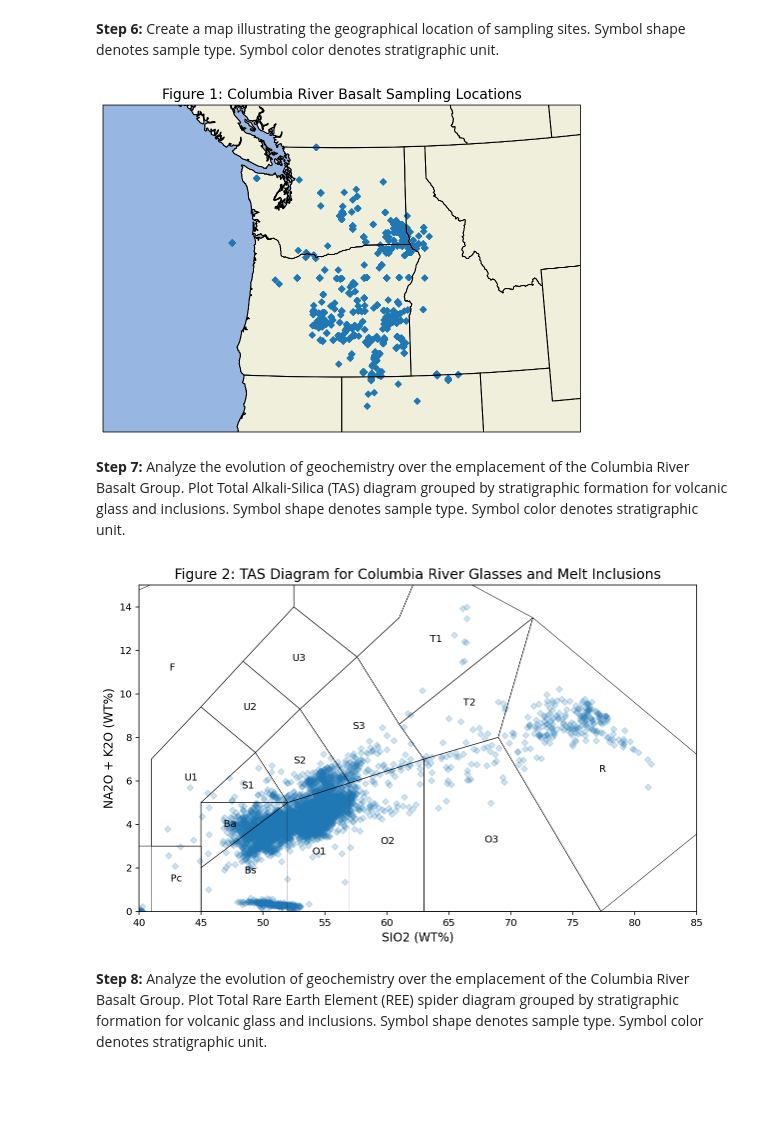
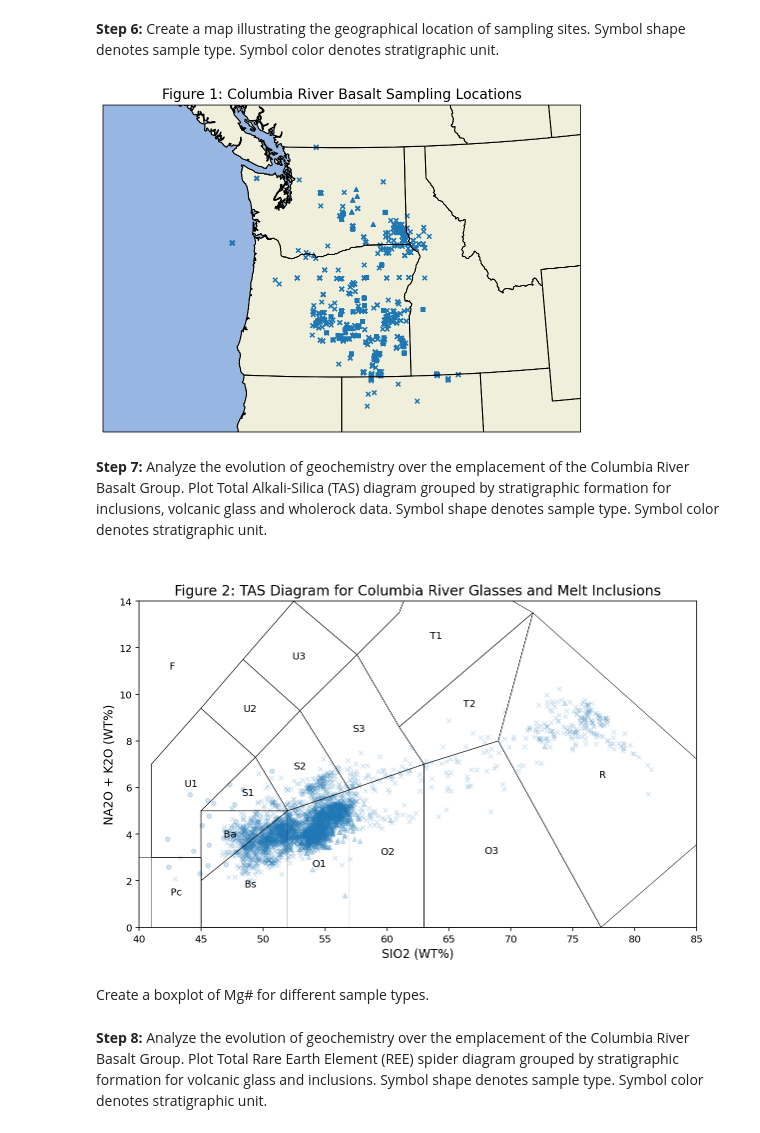
Before and after one commit to lhlinka/rces-final-project, a Jupyter notebook: finalproject.ipynb, the cells around one changed output. Saved outputs shown, nothing was run; the diff lists cells and outputs as text; code cells hidden in the pictures; blank space fills up the shorter version.

```diff
--- a/finalproject.ipynb
+++ b/finalproject.ipynb
@@ -170,43 +139,65 @@ list(gb_formation.groups.keys())
+# %%
+# Use the where function and groupby function to group data based on sample type and stratigraphic formation.
+gb_inclusion = df.where(df['TYPE OF MATERIAL'] == 'INCLUSION').groupby('FORMATION')
+gb_mineral = df.where(df['TYPE OF MATERIAL'] == 'MINERAL / COMPONENT (INCL. GROUNDMASS)').groupby('FORMATION')
+gb_glass = df.where(df['TYPE OF MATERIAL'] == 'VOLCANIC GLASS').groupby('FORMATION')
+gb_wholerock = df.where(df['TYPE OF MATERIAL'] == 'WHOLE ROCK').groupby('FORMATION')
+
+# Set symbol color for different formations
 # %% [markdown]
 <b>Step 6:</b> Create a map illustrating the geographical location of sampling sites. Symbol shape denotes sample type. Symbol color denotes stratigraphic unit.
 # %%
-# Define the extent of the map.
+# Define the map extent and figure parameters.
 central_lat = 45
 central_lon = -120
 extent = [-130, -110, 40, 50]
 central_lon = np.mean(extent[:2])
 central_lat = np.mean(extent[2:])
 
-# Plot sampling locations.
 plt.figure(figsize = [12,6])
 ax = plt.axes(projection = ccrs.AlbersEqualArea(central_lon, central_lat))
 ax.set_extent(extent)
+
+# Plot sampling locations.
+gb_inclusion.plot.scatter(ax=ax, x='LONGITUDE (MAX.)', y='LATITUDE (MAX.)', marker='o', transform = ccrs.PlateCarree())
+gb_mineral.plot.scatter(ax=ax, x='LONGITUDE (MAX.)', y='LATITUDE (MAX.)', marker ='s', transform = ccrs.PlateCarree())
+gb_glass.plot.scatter(ax=ax, x='LONGITUDE (MAX.)', y='LATITUDE (MAX.)', marker ='^', transform = ccrs.PlateCarree())
+gb_wholerock.plot.scatter(ax=ax, x='LONGITUDE (MAX.)', y='LATITUDE (MAX.)', marker ='x', transform = ccrs.PlateCarree())
+
+# Make map look pretty.
+ax.set_title('Figure 1: Columbia River Basalt Sampling Locations', fontsize = 14)
+ax.set_xlabel('Longitude', fontsize = 12)
+ax.set_ylabel('Latitude', fontsize = 12)
 ax.add_feature(cartopy.feature.STATES)
 ax.add_feature(cartopy.feature.OCEAN)
 ax.add_feature(cartopy.feature.LAND)
-ax.coastlines()
-df.plot.scatter(ax=ax, x='LONGITUDE (MAX.)', y='LATITUDE (MAX.)', transform = ccrs.PlateCarree())
-ax.set_title('Figure 1: Columbia River Basalt Sampling Locations', fontsize = 14)
-ax.set_xlabel('Longitude', fontsize = 12)
-ax.set_ylabel('Latitude', fontsize = 12);
+ax.coastlines();
 # %% [output]
-[figure, old version]
+[figure, new version]
 # %% [markdown]
-<b>Step 7:</b> Analyze the evolution of geochemistry over the emplacement of the Columbia River Basalt Group. Plot Total Alkali-Silica (TAS) diagram grouped by stratigraphic formation for volcanic glass and inclusions. Symbol shape denotes sample type. Symbol color denotes stratigraphic unit.
+<b>Step 7:</b> Analyze the evolution of geochemistry over the emplacement of the Columbia River Basalt Group. Plot Total Alkali-Silica (TAS) diagram grouped by stratigraphic formation for inclusions, volcanic glass and wholerock data. Symbol shape denotes sample type. Symbol color denotes stratigraphic unit.
 # %%
 from pyrolite.util.plot.axes import share_axes
 from pyrolite.plot.templates import TAS
 
 ax = TAS(linewidth=0.5, labels='ID', figsize=[10,6])
-df.plot.scatter(ax=ax, x='SIO2(WT%)NORM', y='NA2O+K2O(WT%)NORM', alpha = 0.2)
+gb_inclusion.plot.scatter(ax=ax, x='SIO2(WT%)NORM', y='NA2O+K2O(WT%)NORM', marker='o', alpha = 0.2)
+gb_glass.plot.scatter(ax=ax, x='SIO2(WT%)NORM', y='NA2O+K2O(WT%)NORM', marker='^', alpha = 0.2)
+gb_wholerock.plot.scatter(ax=ax, x='SIO2(WT%)NORM', y='NA2O+K2O(WT%)NORM', marker='x', alpha = 0.2)
+
 ax.set_title('Figure 2: TAS Diagram for Columbia River Glasses and Melt Inclusions', fontsize = 14)
 ax.set_xlabel('SIO2 (WT%)', fontsize = 12)
 ax.set_ylabel('NA2O + K2O (WT%)', fontsize = 12)
 ax.set_xlim(40,85)
-ax.set_ylim(0,15)
+ax.set_ylim(0,14)
+# ax.legend(fontsize = 10)
+
+# plt.legend(loc='lower right')
 plt.show();
 # %% [output]
-[figure, old version]
+[figure, new version]
+# %% [markdown]
+Create a boxplot of Mg# for different sample types.
 # %% [markdown]
 <b>Step 8:</b> Analyze the evolution of geochemistry over the emplacement of the Columbia River Basalt Group. Plot Total Rare Earth Element (REE) spider diagram grouped by stratigraphic formation for volcanic glass and inclusions. Symbol shape denotes sample type. Symbol color denotes stratigraphic unit.
 # %%
```
Also changed, not shown: parts of 5 cells of this notebook.
